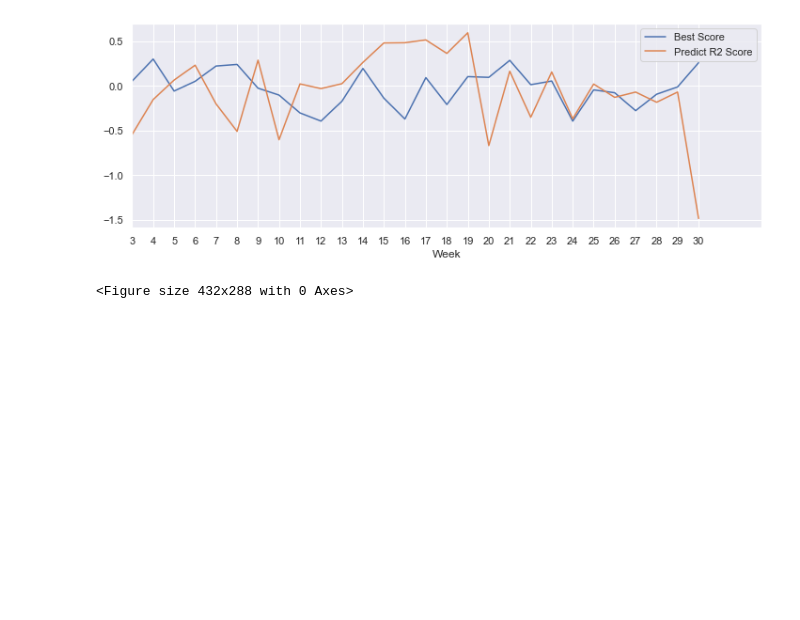
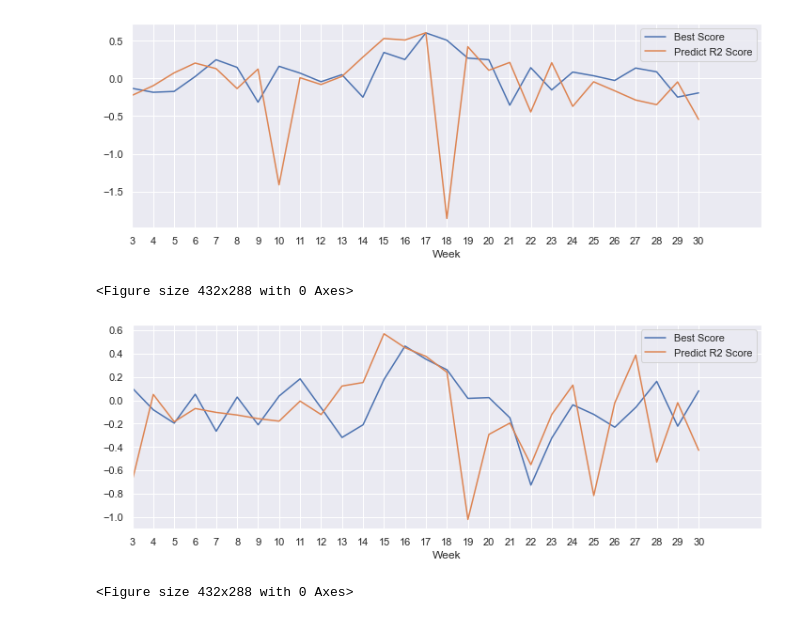
Before and after one commit to sakethsundar/covid-excess-mortality, a Jupyter notebook: excess_mortality_forecaster.ipynb, the cells around one changed output. Cells and saved outputs as stored; diff of their text form; code cells hidden in the pictures; blank space fills up the shorter version.

```diff
--- a/excess_mortality_forecaster.ipynb
+++ b/excess_mortality_forecaster.ipynb
@@ -217,0 +187,4 @@ weekly_deaths_merged_df = weekly_deaths_merged_df.merge(weekly_cases_prior_three
+# %%
+weekly_deaths_merged_df_non_pulm = merge_dataset(weekly_deaths_df[weekly_deaths_df['cat'] == 'NP'],weekly_covid_deaths_df,weekly_covid_cases_df)
+weekly_deaths_merged_df_pulm  = merge_dataset(weekly_deaths_df[weekly_deaths_df['cat'] == 'P'],weekly_covid_deaths_df,weekly_covid_cases_df)
+weekly_deaths_merged_df_pulm[weekly_deaths_merged_df_pulm['two_week_prior_weekly_deaths'] > 0]
@@ -218,8 +205,13 @@ weekly_deaths_merged_df = weekly_deaths_merged_df.merge(weekly_cases_prior_three
 # %%
-covariates_merged = covariates.merge(weekly_deaths_merged_df[['two_week_prior_total_deaths_per100k',
-                                                              'two_week_prior_excess_deaths_per100k',
-                                                              'three_week_prior_total_deaths_per100k',
-                                                              'three_week_prior_excess_deaths_per100k',
+
+covariates_merged_non_pulm = covariates.merge(weekly_deaths_merged_df_non_pulm[['one_week_prior_weekly_deaths',
+                                                                                'two_week_prior_weekly_deaths',
+                                                              'three_week_prior_weekly_deaths',
                                                               'two_week_prior_weekly_cases',
                                                               'three_week_prior_weekly_cases',
                                             'county', 'year', 'week']], how='inner', left_on=["fips"], right_on=['county'])
+covariates_merged_pulm = covariates.merge(weekly_deaths_merged_df_pulm[['one_week_prior_weekly_deaths','two_week_prior_weekly_deaths',
+                                                              'three_week_prior_weekly_deaths',
+                                                              'two_week_prior_weekly_cases',
+                                                              'three_week_prior_weekly_cases',
+                                            'county', 'year', 'week']], how='inner', left_on=["fips"], right_on=['county'])
@@ -242,4 +234,5 @@ covariates_merged
 # %%
+from sklearn.model_selection import StratifiedKFold
 def run_model(train_start_week_day,train_end_week_day,predict_start_week_day,predict_end_week_day,
               covariates_merged,weekly_deaths_merged_df,predict_column_index,best_fit_scores,index):
     print("train:", train_start_week_day ,":", train_end_week_day,
@@ -267,7 +260,7 @@ def run_model(train_start_week_day,train_end_week_day,predict_start_week_day,pre
               'subsample': [0.8],
               'colsample_bytree' : [0.8],
               'n_estimators': [ 100,200]}
-        tscv = TimeSeriesSplit(n_splits=2)
+        tscv = StratifiedKFold(n_splits=2, shuffle=False, random_state = None)
         xgb_grid = GridSearchCV(xgbReg,
                         parameters,
                         cv = tscv,
@@ -465,28 +504,36 @@ axs[1].plot(x, z)
 # %%
 import seaborn as sns
-sns.set()
 
-x = best_fit_scores['Week Duration']
-y = best_fit_scores['Best_Score']
-z = best_fit_scores['Predict_R2_Score']
+def drawGraphs(best_fit_scores, cat):
+    sns.set()
 
-fig = plt.figure(figsize=(12,4))
-ax = fig.add_subplot(111)
+    x = best_fit_scores['Week Duration']
+    y = best_fit_scores['Best_Score']
+    z = best_fit_scores['Predict_R2_Score']
 
-plt.xlim(0,30)
-plt.xlabel('Week')
+    fig = plt.figure(figsize=(12,4))
+    ax = fig.add_subplot(111)
 
-ax.plot(x, y, label ='Best Score')
+    plt.xlim(0,30)
+    plt.xlabel('Week')
 
-ax.plot(x, z, label ='Predict R2 Score')
-plt.legend()
-plt.show()
-plt.savefig('np_r2_score.png')
+    ax.plot(x, y, label ='Best Score')
+
+    ax.plot(x, z, label ='Predict R2 Score')
+    plt.legend()
+    plt.show()
+    plt.savefig(cat + '_r2_score.png')
+
+drawGraphs(best_fit_scores_non_pulm, 'NP')
+drawGraphs(best_fit_scores_pulm, 'P')
+
 #x = weekly_deaths_df[(weekly_deaths_df['county'] == 8031.0) & (weekly_deaths_df['week'] > 4)]['week']
 #y = weekly_deaths_df[(weekly_deaths_df['county'] == 8031.0) & (weekly_deaths_df['week'] > 4)]['excess_deaths_per100k']
 #z = predicted_df_all_days[(predicted_df_all_days['FIPS'] == 8031.0)]['Predicted_Weekly_Deaths']
 #plt.plot(x, y)
 #plt.plot(x, z)
 # %% [output]
-[figure, old version]
+[figure, new version]
 <Figure size 432x288 with 0 Axes>
+[figure, added]
+<Figure size 432x288 with 0 Axes>
```
Also changed, not shown: parts of 14 cells of this notebook, 3 other files.
